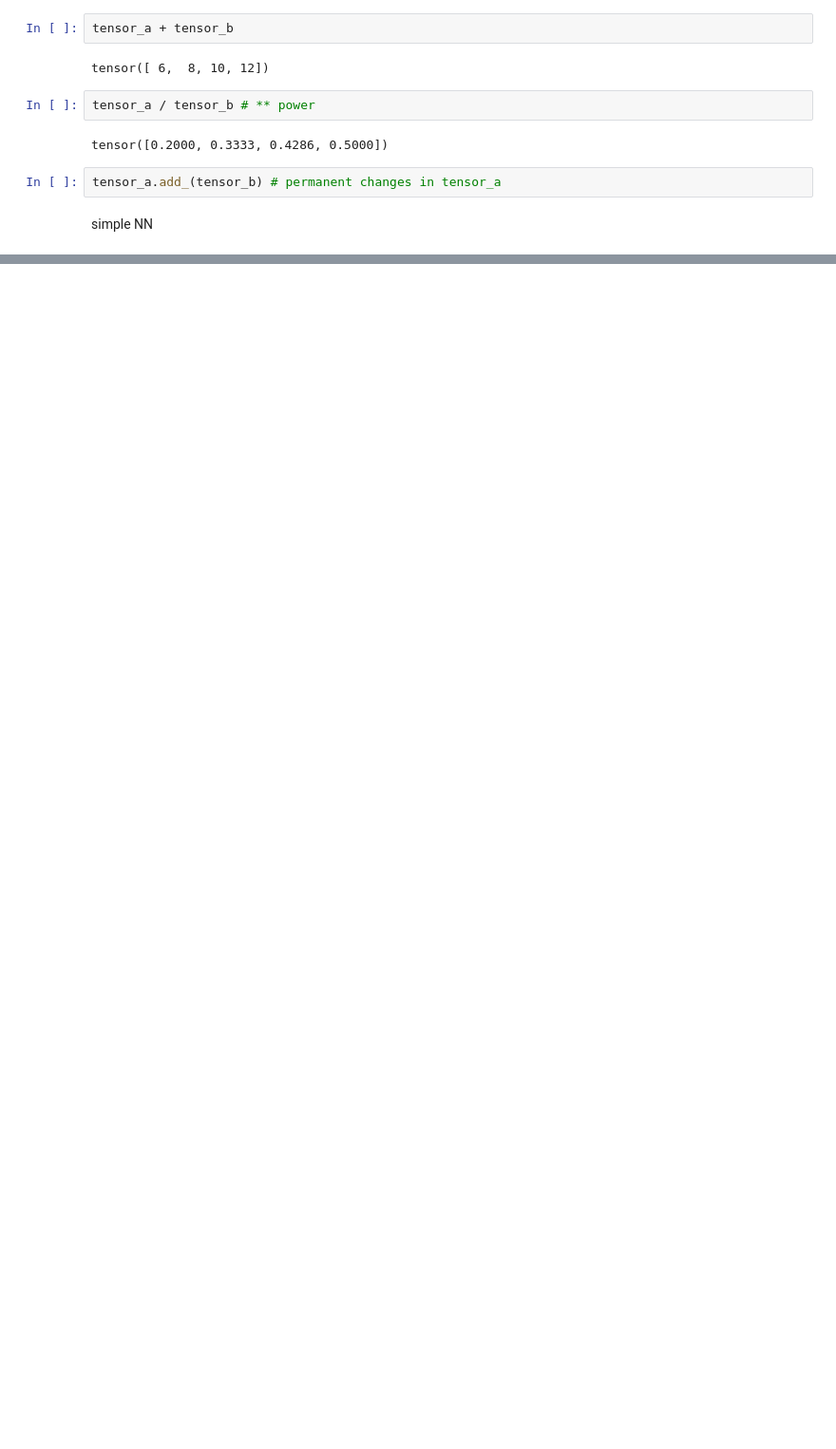
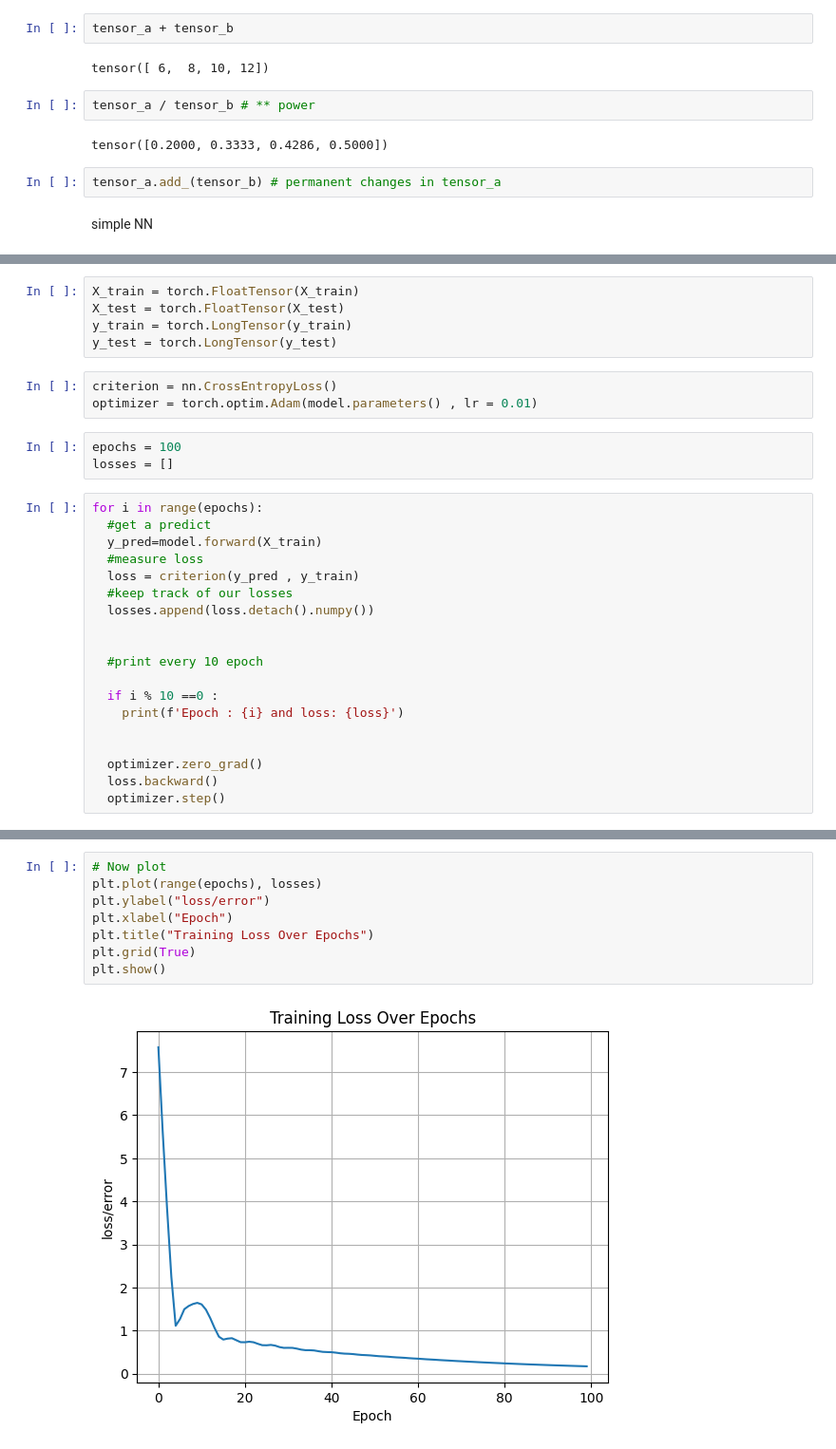
Before and after one commit to anshuiitb/pytorch, a Jupyter notebook: torch.ipynb, the cells around one changed output, grey strips where cells are left out. Shown: that part at 95% size. Drawn from its saved outputs; the diff is of its cells as text; blank space fills up the shorter version.

```diff
--- a/torch.ipynb
+++ b/torch.ipynb
@@ -114,0 +274,30 @@ simple NN
+# %%
+X_train = torch.FloatTensor(X_train)
+X_test = torch.FloatTensor(X_test)
+y_train = torch.LongTensor(y_train)
+y_test = torch.LongTensor(y_test)
+# %%
+criterion = nn.CrossEntropyLoss()
+optimizer = torch.optim.Adam(model.parameters() , lr = 0.01)
+# %%
+epochs = 100
+losses = []
+# %%
+for i in range(epochs):
+  #get a predict
+  y_pred=model.forward(X_train)
+  #measure loss
+  loss = criterion(y_pred , y_train)
+  #keep track of our losses
+  losses.append(loss.detach().numpy())
+
+
+  #print every 10 epoch
+
+  if i % 10 ==0 :
+    print(f'Epoch : {i} and loss: {loss}')
+
+
+  optimizer.zero_grad()
+  loss.backward()
+  optimizer.step()
@@ -114,0 +315,10 @@ simple NN
+# %%
+# Now plot
+plt.plot(range(epochs), losses)
+plt.ylabel("loss/error")
+plt.xlabel("Epoch")
+plt.title("Training Loss Over Epochs")
+plt.grid(True)
+plt.show()
+# %% [output]
+[figure, added]
```
Also changed, not shown: parts of 24 cells of this notebook.
